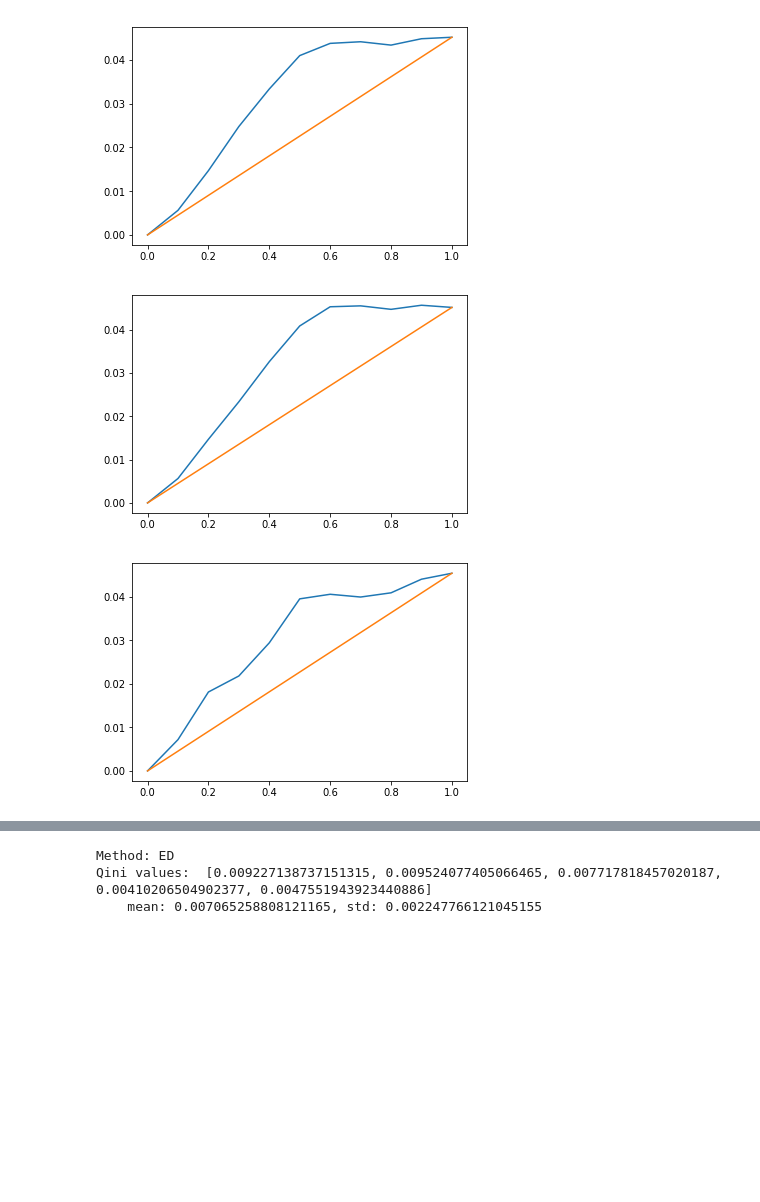
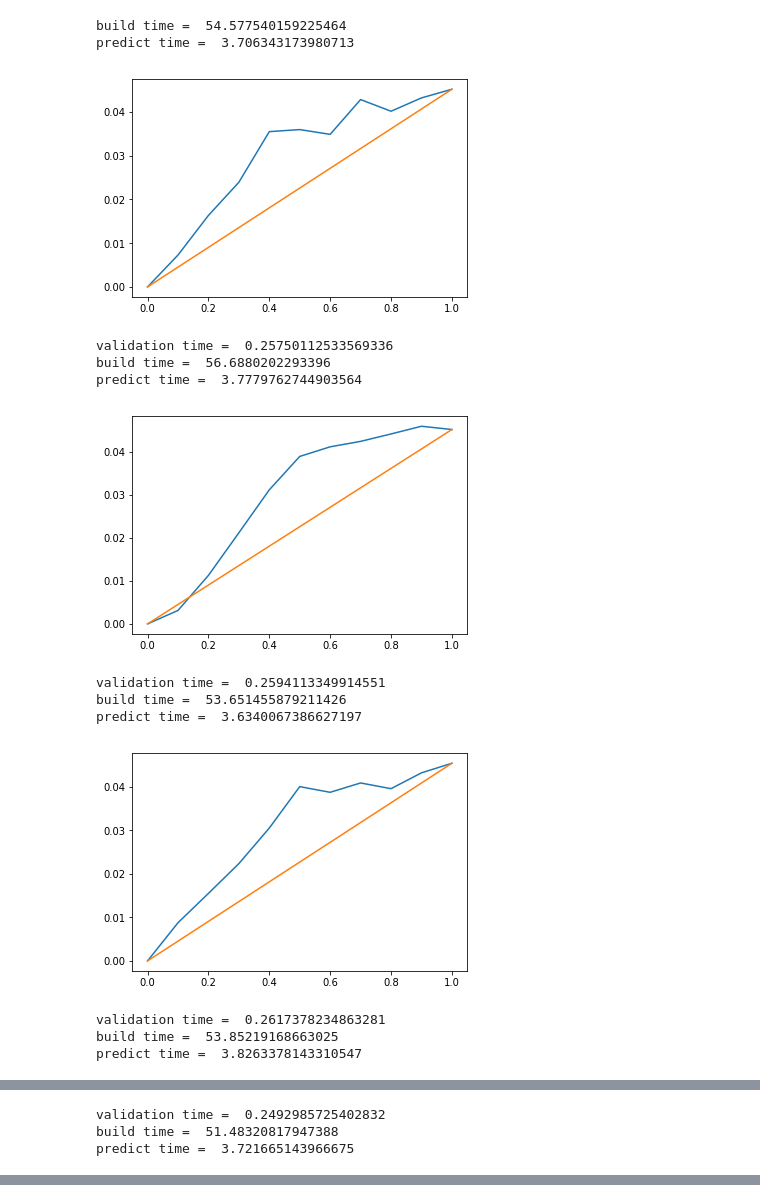
Before and after one commit to turnaround0/UpliftModeling, a Jupyter notebook: work04.ipynb, the cells around one changed output, grey strips where cells are left out. Cells and saved outputs as stored; diff of their text form; code cells hidden in the pictures; blank space fills up the shorter version.

```diff
--- a/work04.ipynb
+++ b/work04.ipynb
@@ -639,6 +835,15 @@ def info_gain(df, attribute, predict_attr, treatment_attr,
                             (tmp['n_t0_L'] >= min_bucket_t0) &
                             (tmp['n_t1_R'] >= min_bucket_t1) &
                             (tmp['n_t0_R'] >= min_bucket_t0))
+
+    # We will select one rows per one distinct candidate
+    tmp['dups'] = tmp['thres'].duplicated(keep='last')
+    tmp['thres_ok'] = (tmp['min_bucket_ok'] & (tmp['dups'] == False))
+    tmp.dropna(inplace=True)
+    if sum(tmp['thres_ok']) < 1:
+        return None
+
+    tmp = tmp[tmp['thres_ok']]
 
     if sum(tmp['min_bucket_ok']) > 0:
         num_total = df.shape[0]
@@ -732,6 +937,8 @@ def info_gain(df, attribute, predict_attr, treatment_attr,
         else:
             raise NotImplementedError
 
+
+    """
     # We will select one rows per one distinct candidate
     tmp['dups'] = tmp['thres'].duplicated(keep='last')
     tmp['thres_ok'] = (tmp['min_bucket_ok'] & (tmp['dups'] == False))
@@ -740,6 +947,7 @@ def info_gain(df, attribute, predict_attr, treatment_attr,
         return None
 
     tmp = tmp[tmp['thres_ok']]
+    """
 
     return tmp[['thres', 'info_gain']]
 
@@ -767,12 +975,12 @@ def choose_attr(df, attributes, predict_attr, treatment_attr,
     threshold = None
     # Test each attribute (note attributes maybe be chosen more than once)
     m = int(np.sqrt(len(attributes))) + 1
-    global rand_count
-    if rand_count is None:
-        rand_count = 0
-    attributes_sample = pd.Series(attributes).sample(n=m, random_state=1234 + rand_count)
-    rand_count += 1
-    for attr in attributes_sample:
+    #global rand_count
+    #if rand_count is None:
+    #    rand_count = 0
+    #attributes_sample = pd.Series(attributes).sample(n=m, random_state=1234 + rand_count)
+    #rand_count += 1
+    for attr in attributes:
         df_ig = info_gain(df, attr, predict_attr, treatment_attr,
                           method, min_bucket_t0, min_bucket_t1)
         if df_ig is None:
@@ -1078,6 +1286,8 @@ def predict_random_forest_tree(root_list, newdata, **kwargs):
 
     return pd.concat(pred_list, axis=1).stack().groupby(level=[0, 1]).median().unstack()
 # %%
+import time
+
 df = pd.read_csv('Hillstrom.csv')
 dataset = 'hillstrom'
 df = preprocess_data(df)
@@ -1100,6 +1310,7 @@ for method in ['ED']:
         'min_bucket_t1': [100,],
     }
     qini_list = []
+    start_time = time.time()
     fold_gen = StratifiedKFold(n_splits=5, shuffle=True, random_state=1234).split(X, ty)
     for idx, (train_index, test_index) in enumerate(fold_gen):
         X_train = X.reindex(train_index)
@@ -1127,37 +1338,57 @@ for method in ['ED']:
             T_validate = validate_df['T']
             data_dict = {
                 "x_train": X_tuning,
                 "y_train": Y_tuning,
                 "t_train": T_tuning,
                 "x_test": X_validate,
                 "y_test": Y_validate,
                 "t_test": T_validate,
             }
 
             _, best_params = parameter_tuning(uplift_tree, predict_tree, data_dict,
                                               search_space=search_space, plotit=False)
             print("Best_params: ", best_params)
         else:
             best_params = {
                 'method': method,
                 'max_depth': 5,
-                'min_split': 1000,
-                'min_bucket_t0': 100,
-                'min_bucket_t1': 100,
+                'min_split': 2000,
+                'min_bucket_t0': 500,
+                'min_bucket_t1': 500,
             }
 
         #mdl = uplift_tree(X_train, Y_train, T_train, **best_params)
-        mdl = uplift_random_forest_tree(X_train, Y_train, T_train, 0.6, 32, **best_params)
+        s1 = time.time()
+        mdl = uplift_random_forest_tree(X_train, Y_train, T_train, 0.6, 4, **best_params)
+        s2 =  time.time()
+        print('build time = ', s2 - s1)
         #pred = predict_tree(mdl, X_test)
         pred = predict_random_forest_tree(mdl, X_test)
+        s3 =  time.time()
+        print('predict time = ', s3 - s2)
         perf = performance(pred['pr_y1_t1'], pred['pr_y1_t0'], Y_test, T_test)
         q = qini(perf)
         qini_list.append(q['qini'])
+        s4 =  time.time()
+        print('validation time = ', s4 - s3)
 
     print("Method: {}".format(method))
     print('Qini values: ', qini_list)
     print('    mean: {}, std: {}'.format(np.mean(qini_list), np.std(qini_list)))
+    end_time = time.time()
+    print('Processing time = ', end_time - start_time)
 # %% [output]
+build time =  54.577540159225464
+predict time =  3.706343173980713
-[figure, old version]
+[figure, new version]
+validation time =  0.25750112533569336
+build time =  56.6880202293396
+predict time =  3.7779762744903564
-[figure, old version]
+[figure, new version]
+validation time =  0.2594113349914551
+build time =  53.651455879211426
+predict time =  3.6340067386627197
-[figure, old version]
+[figure, new version]
+validation time =  0.2617378234863281
+build time =  53.85219168663025
+predict time =  3.8263378143310547
@@ -1164,0 +1396,3 @@ for method in ['ED']:
+validation time =  0.2492985725402832
+build time =  51.48320817947388
+predict time =  3.721665143966675
@@ -1166,3 +1399,0 @@ for method in ['ED']:
-Method: ED
-Qini values:  [0.009227138737151315, 0.009524077405066465, 0.007717818457020187, 0.00410206504902377, 0.0047551943923440886]
-    mean: 0.007065258808121165, std: 0.002247766121045155
```
Also changed, not shown: parts of 7 cells of this notebook.
